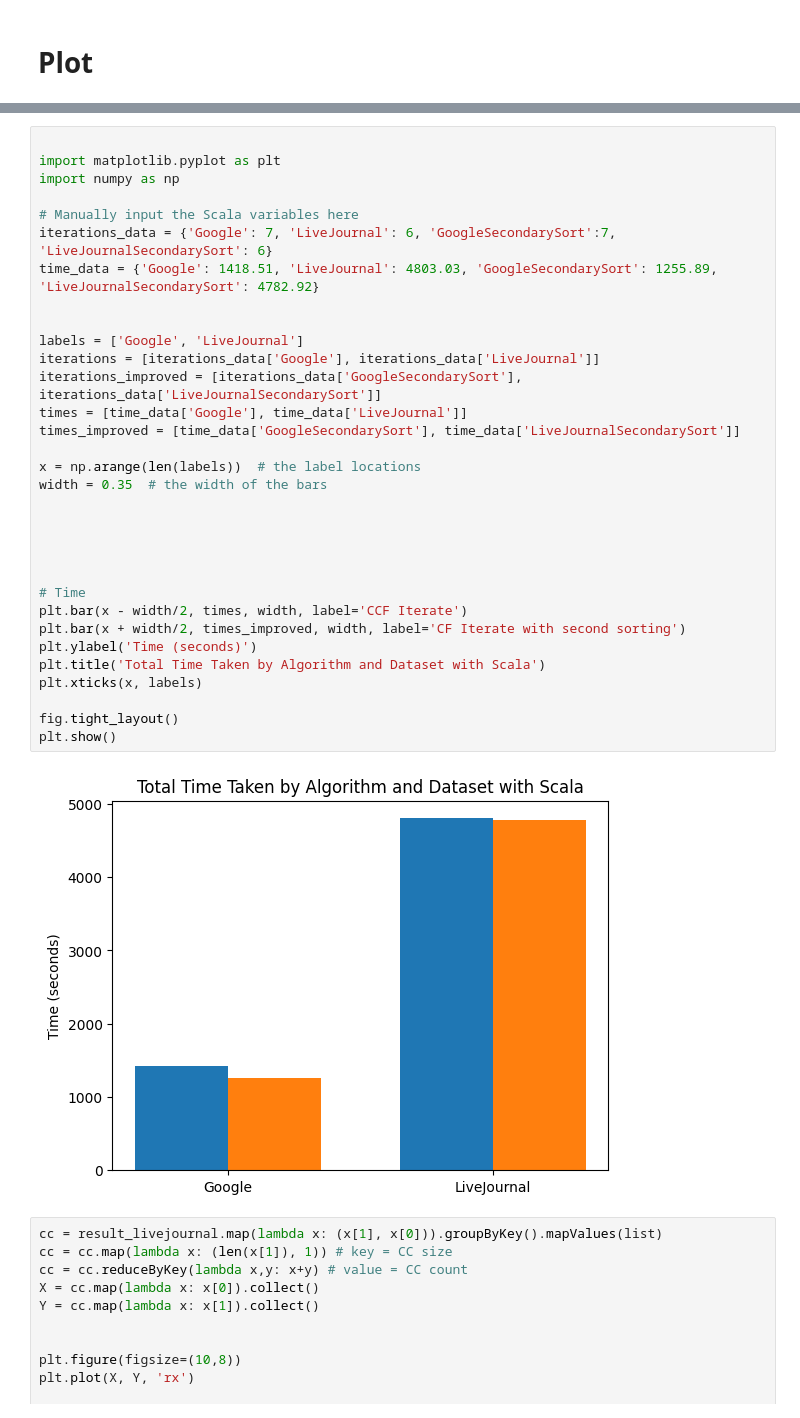
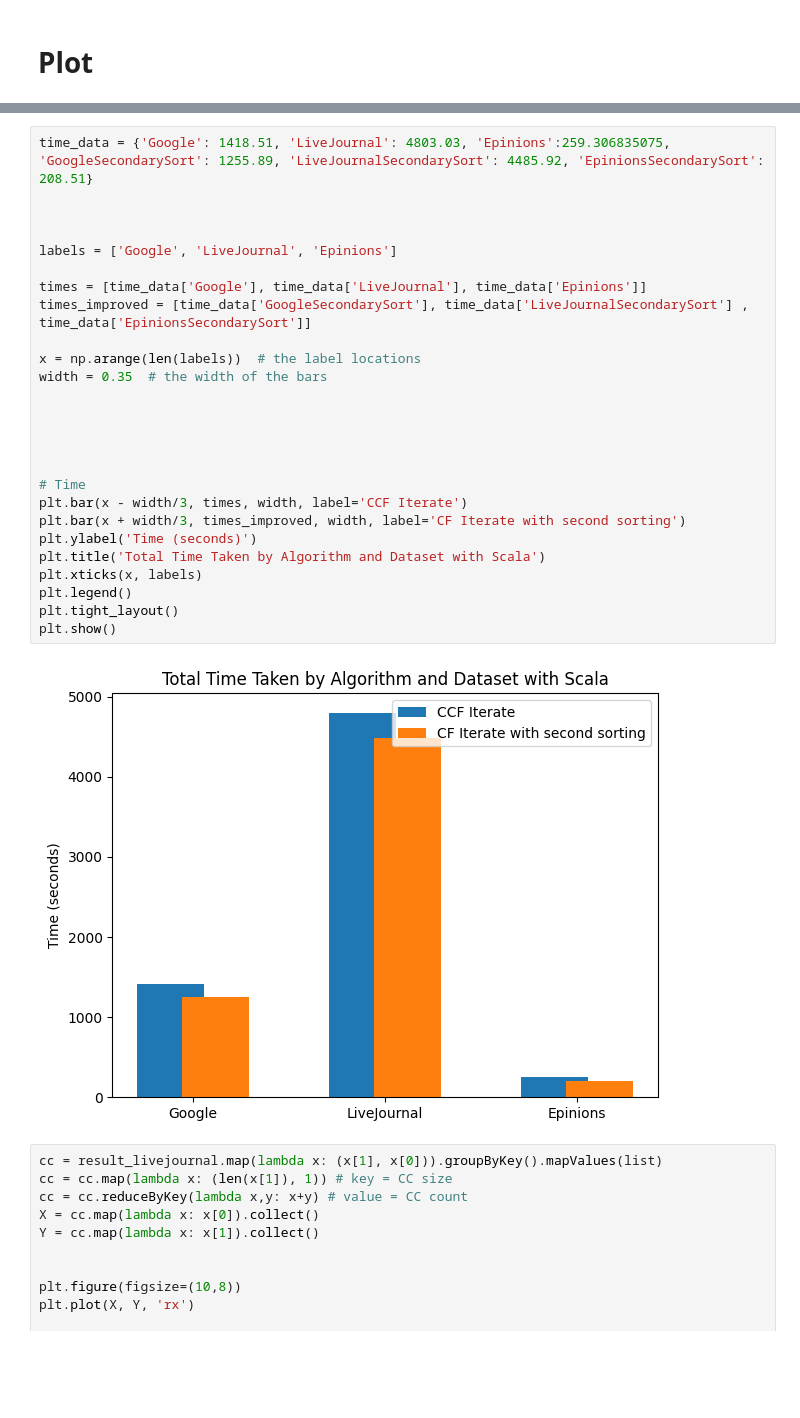
Before and after one commit to Gaspard0302/Connected_components, a Jupyter notebook: Connected_graphs.ipynb, the cells around one changed output, grey strips where cells are left out. Drawn from its saved outputs; the diff is of its cells as text; blank space fills up the shorter version.

```diff
--- a/Connected_graphs.ipynb
+++ b/Connected_graphs.ipynb
@@ -306,37 +326,31 @@ plt.show()
 # %%
-
-import matplotlib.pyplot as plt
-import numpy as np
-
-# Manually input the Scala variables here
-iterations_data = {'Google': 7, 'LiveJournal': 6, 'GoogleSecondarySort':7, 'LiveJournalSecondarySort': 6}
-time_data = {'Google': 1418.51, 'LiveJournal': 4803.03, 'GoogleSecondarySort': 1255.89, 'LiveJournalSecondarySort': 4782.92}
+time_data = {'Google': 1418.51, 'LiveJournal': 4803.03, 'Epinions':259.306835075, 'GoogleSecondarySort': 1255.89, 'LiveJournalSecondarySort': 4485.92, 'EpinionsSecondarySort': 208.51}
 
 
-labels = ['Google', 'LiveJournal']
-iterations = [iterations_data['Google'], iterations_data['LiveJournal']]
-iterations_improved = [iterations_data['GoogleSecondarySort'], iterations_data['LiveJournalSecondarySort']]
-times = [time_data['Google'], time_data['LiveJournal']]
-times_improved = [time_data['GoogleSecondarySort'], time_data['LiveJournalSecondarySort']]
+
+labels = ['Google', 'LiveJournal', 'Epinions']
+
+times = [time_data['Google'], time_data['LiveJournal'], time_data['Epinions']]
+times_improved = [time_data['GoogleSecondarySort'], time_data['LiveJournalSecondarySort'] , time_data['EpinionsSecondarySort']]
 
 x = np.arange(len(labels))  # the label locations
 width = 0.35  # the width of the bars
 
 
 
 
 
 # Time
-plt.bar(x - width/2, times, width, label='CCF Iterate')
-plt.bar(x + width/2, times_improved, width, label='CF Iterate with second sorting')
+plt.bar(x - width/3, times, width, label='CCF Iterate')
+plt.bar(x + width/3, times_improved, width, label='CF Iterate with second sorting')
 plt.ylabel('Time (seconds)')
 plt.title('Total Time Taken by Algorithm and Dataset with Scala')
 plt.xticks(x, labels)
-
-fig.tight_layout()
+plt.legend()
+plt.tight_layout()
 plt.show()
 # %% [output]
-[figure, old version]
+[figure, new version]
 # %%
 cc = result_livejournal.map(lambda x: (x[1], x[0])).groupByKey().mapValues(list)
 cc = cc.map(lambda x: (len(x[1]), 1)) # key = CC size
```
Also changed, not shown: parts of 10 cells of this notebook.
